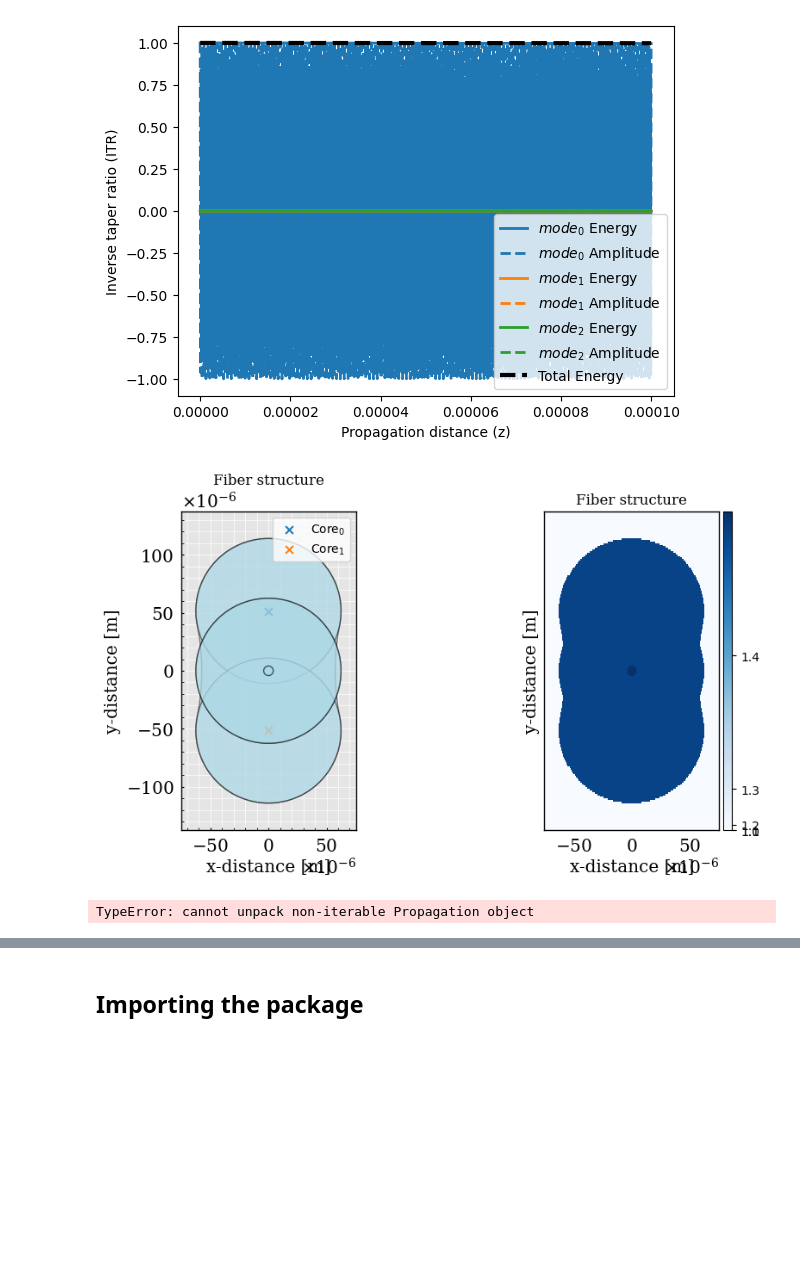
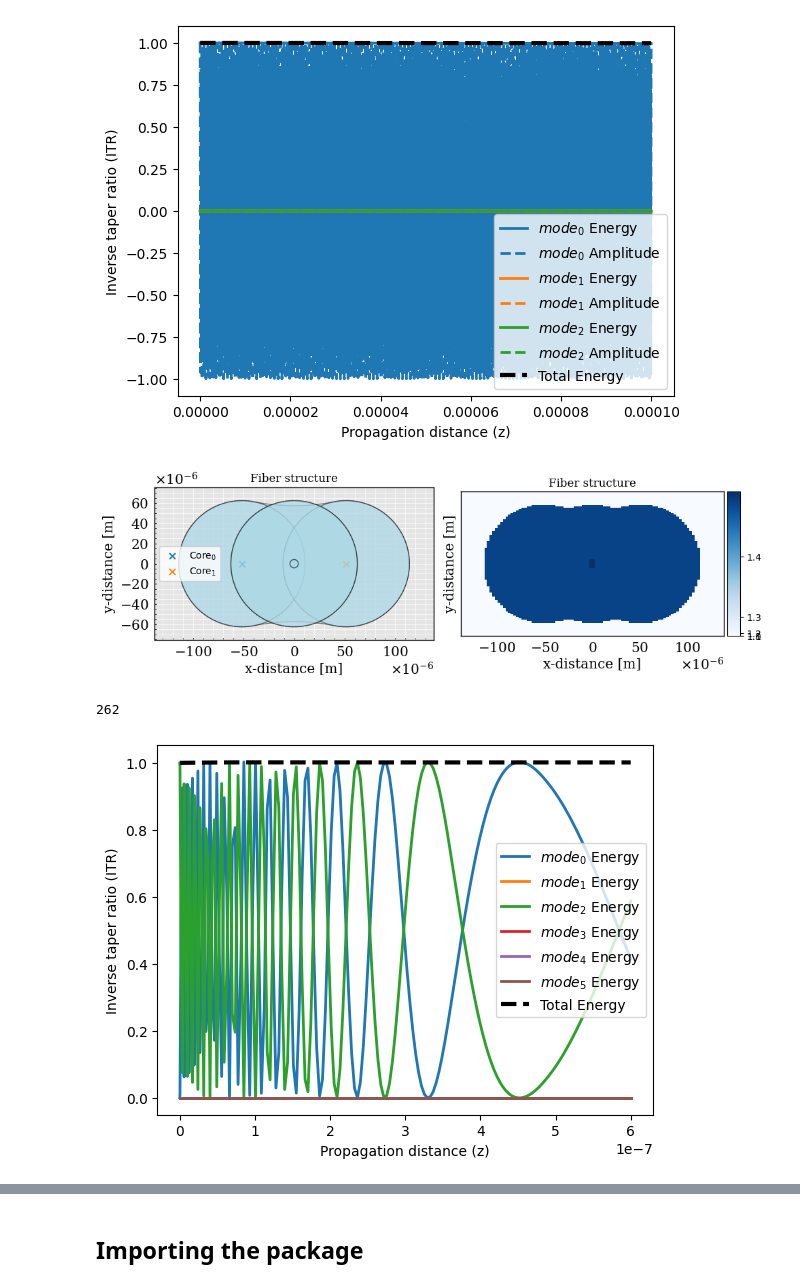
Before and after one commit to kabume/Bast, a Jupyter notebook: notebook.ipynb, the cells around one changed output, grey strips where cells are left out. Saved outputs shown, nothing was run; the diff lists cells and outputs as text; code cells hidden in the pictures; blank space fills up the shorter version.

```diff
--- a/notebook.ipynb
+++ b/notebook.ipynb
@@ -192,51 +192,37 @@ propagation.plot()
 [figure]
 [figure]
 # %%
-from SuPyMode.workflow import Workflow, fiber_loader, Boundaries, DomainAlignment, Profile, StructureType
+from SuPyMode.workflow import Workflow, fiber_loader, Boundaries, BoundaryValue, DomainAlignment, Profile, StructureType
 from SuPyMode.workflow import AlphaProfile
+from PyOptik import MaterialBank
 
 fused_structure = Profile()
-
-fibers = [fiber_loader.load_fiber('SMF28', clad_refractive_index=1.4444) for _ in range(2)]
+clad_refractive_index = MaterialBank.fused_silica.compute_refractive_index(wavelength)  # Refractive
+fibers = [fiber_loader.load_fiber('SMF28', clad_refractive_index=clad_refractive_index) for _ in range(2)]
 
 fused_structure.add_structure(
-    structure_type=StructureType.CIRCULAR,
+    structure_type=StructureType.LINEAR,
     number_of_fibers=2,
     fusion_degree=0.3,
     fiber_radius=62.5e-6
 )
-fused_structure.refractive_index = 1.4444
+fused_structure.refractive_index = clad_refractive_index
+# boundaries = [
+#   Boundaries(right=BoundaryValue.ZERO, bottom=BoundaryValue.ZERO),
+#   Boundaries(right=BoundaryValue.ZERO, bottom=BoundaryValue.ZERO)
+# ]
+boundaries = [Boundaries()]
 workflow = Workflow(
     fiber_list=fibers,
     clad_structure=fused_structure,
     wavelength=1.55e-6,
-    resolution=200,
+    resolution=100,
     x_bounds=DomainAlignment.CENTERING, # Mesh x-boundary structure.
     y_bounds=DomainAlignment.CENTERING, # Mesh y-boundary structure.
-    boundaries=[Boundaries()],
+    boundaries=boundaries,
     n_sorted_mode=6
 )
 
 workflow.initialize_geometry(plot=True)  # Initialize the geometry and plot it
-
-workflow.run_solver()  # Run the solver to compute the modes
-
-profile = AlphaProfile(symmetric=False, add_end_of_taper_section=True)
-
-profile.add_taper_segment(
-    alpha=0,
-    initial_heating_length=5e-3,
-    stretching_length=2e-3,
-)
-
-profile.initialize()
-
-propagation = workflow.superset.propagate(
-    profile=profile,
-    initial_amplitude=[1, 0, 0, 0, 0, 0],
-    add_coupling = True,
-    max_step = workflow.superset.wavelength / 400
-)
 # %% [output]
-[figure, old version]
+[figure, new version]
-TypeError: cannot unpack non-iterable Propagation object
@@ -257,5 +246,14 @@ propagation = workflow.superset.propagate(
     add_coupling = True,
     max_step = workflow.superset.wavelength / 400
 )
+# %%
+import numpy as np
+np.size(propagation.distance)
+# %% [output]
+262
+# %%
+propagation.plot(sub_sampling = 1, show_energy = True, show_amplitudes = False)
+# %% [output]
+[figure, added]
 # %%
 import matplotlib.pyplot as plt
```
Also changed, not shown: parts of 3 cells of this notebook.
